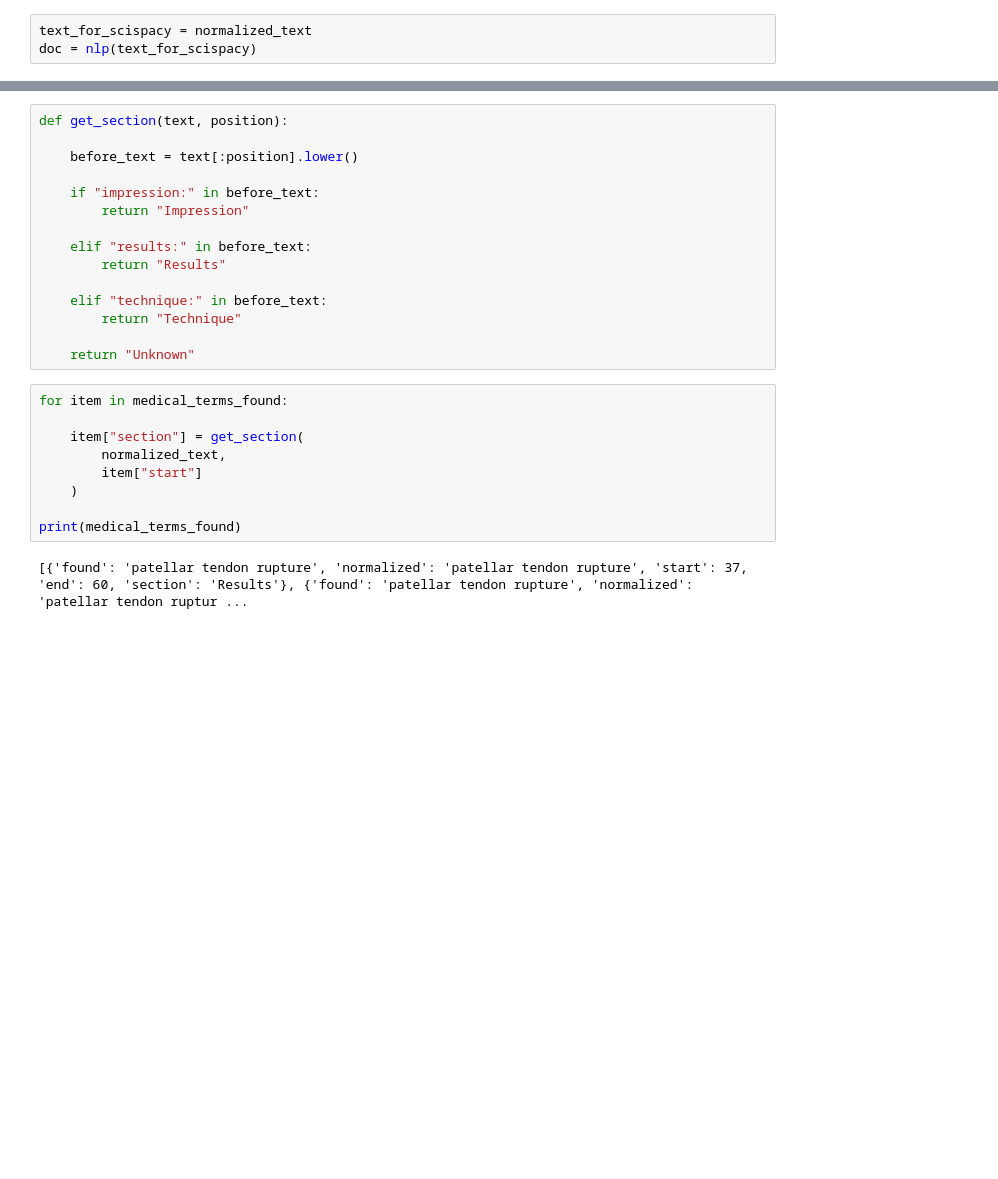
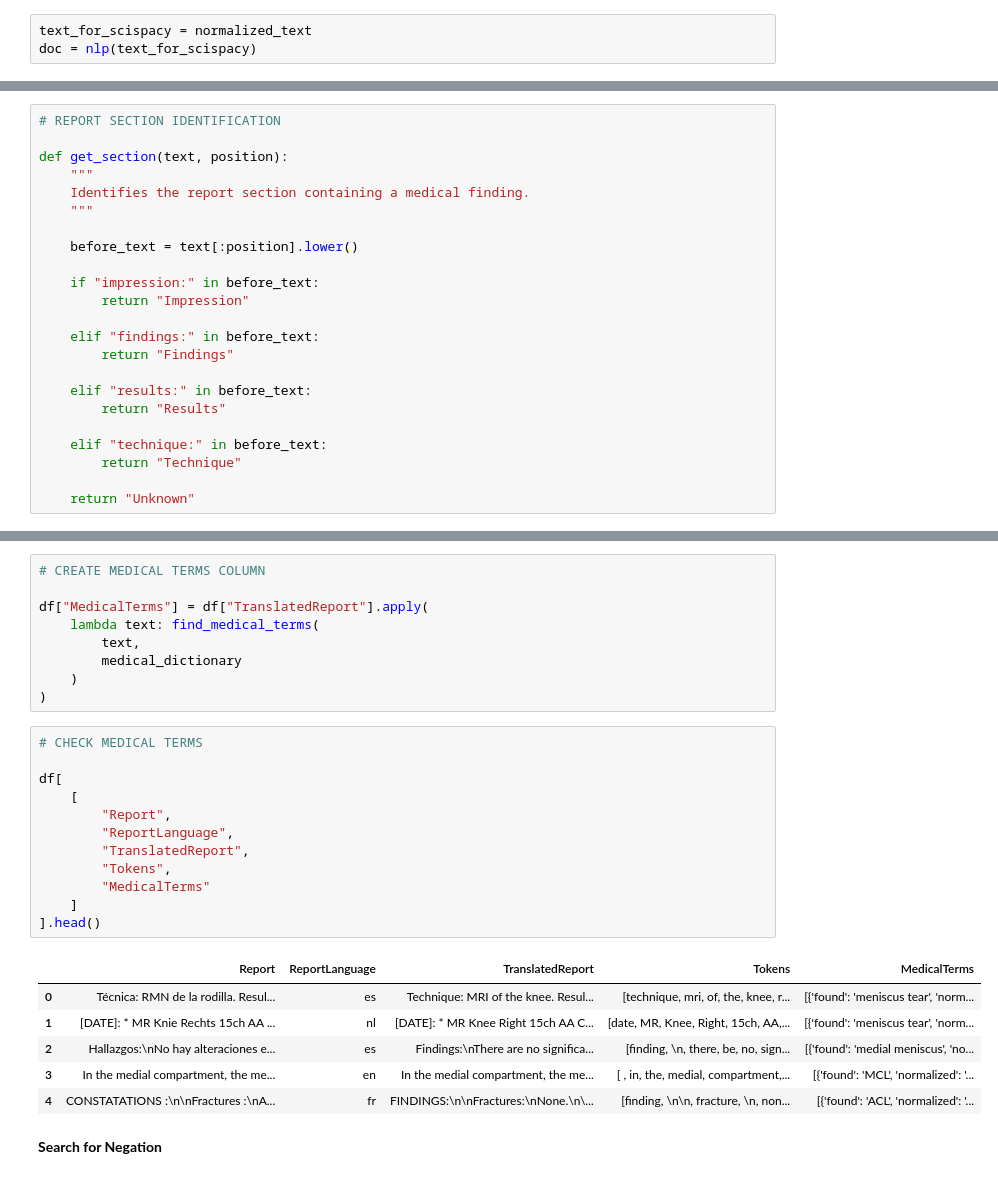
Before and after one commit to davidkurland94-lgtm/SaveTheKnees, a Jupyter notebook: notebooks/kevin/NLP_Knees.ipynb, the cells around one changed output, grey strips where cells are left out. Drawn from its saved outputs; the diff is of its cells as text; blank space fills up the shorter version.

```diff
--- a/notebooks/kevin/NLP_Knees.ipynb
+++ b/notebooks/kevin/NLP_Knees.ipynb
@@ -1154 +2003,24 @@ print(lemmatized_tokens)
+# %%
+# REPORT SECTION IDENTIFICATION
+
+def get_section(text, position):
+    """
+    Identifies the report section containing a medical finding.
+    """
+
+    before_text = text[:position].lower()
+
+    if "impression:" in before_text:
+        return "Impression"
+
+    elif "findings:" in before_text:
+        return "Findings"
+
+    elif "results:" in before_text:
+        return "Results"
+
+    elif "technique:" in before_text:
+        return "Technique"
+
+    return "Unknown"
 # %%
@@ -1176,27 +2074,31 @@ print(medical_terms_found)
-# %%
-def get_section(text, position):
-
-    before_text = text[:position].lower()
-
-    if "impression:" in before_text:
-        return "Impression"
-
-    elif "results:" in before_text:
-        return "Results"
-
-    elif "technique:" in before_text:
-        return "Technique"
-
-    return "Unknown"
-# %%
-for item in medical_terms_found:
-
-    item["section"] = get_section(
-        normalized_text,
-        item["start"]
-    )
-
-print(medical_terms_found)
-# %% [output]
-[{'found': 'patellar tendon rupture', 'normalized': 'patellar tendon rupture', 'start': 37, 'end': 60, 'section': 'Results'}, {'found': 'patellar tendon rupture', 'normalized': 'patellar tendon ruptur ...
+# %%
+# CREATE MEDICAL TERMS COLUMN
+
+df["MedicalTerms"] = df["TranslatedReport"].apply(
+    lambda text: find_medical_terms(
+        text,
+        medical_dictionary
+    )
+)
+# %%
+# CHECK MEDICAL TERMS
+
+df[
+    [
+        "Report",
+        "ReportLanguage",
+        "TranslatedReport",
+        "Tokens",
+        "MedicalTerms"
+    ]
+].head()
+# %% [output]
+|  | Report | ReportLanguage | TranslatedReport | Tokens | MedicalTerms |
+| 0 | Técnica: RMN de la rodilla. Resul... | es | Technique: MRI of the knee. Resul... | [technique, mri, of, the, knee, r... | [{'found': 'meniscus tear', 'norm... |
+| 1 | [DATE]: * MR Knie Rechts 15ch AA ... | nl | [DATE]: * MR Knee Right 15ch AA C... | [date, MR, Knee, Right, 15ch, AA,... | [{'found': 'meniscus tear', 'norm... |
+| 2 | Hallazgos:\nNo hay alteraciones e... | es | Findings:\nThere are no significa... | [finding, \n, there, be, no, sign... | [{'found': 'medial meniscus', 'no... |
+| 3 | In the medial compartment, the me... | en | In the medial compartment, the me... | [ , in, the, medial, compartment,... | [{'found': 'MCL', 'normalized': '... |
+| 4 | CONSTATATIONS :\n\nFractures :\nA... | fr | FINDINGS:\n\nFractures:\nNone.\n\... | [finding, \n\n, fracture, \n, non... | [{'found': 'ACL', 'normalized': '... |
+# %% [markdown]
+**Search for Negation**
 # %%
```
Also changed, not shown: parts of 62 cells of this notebook.
